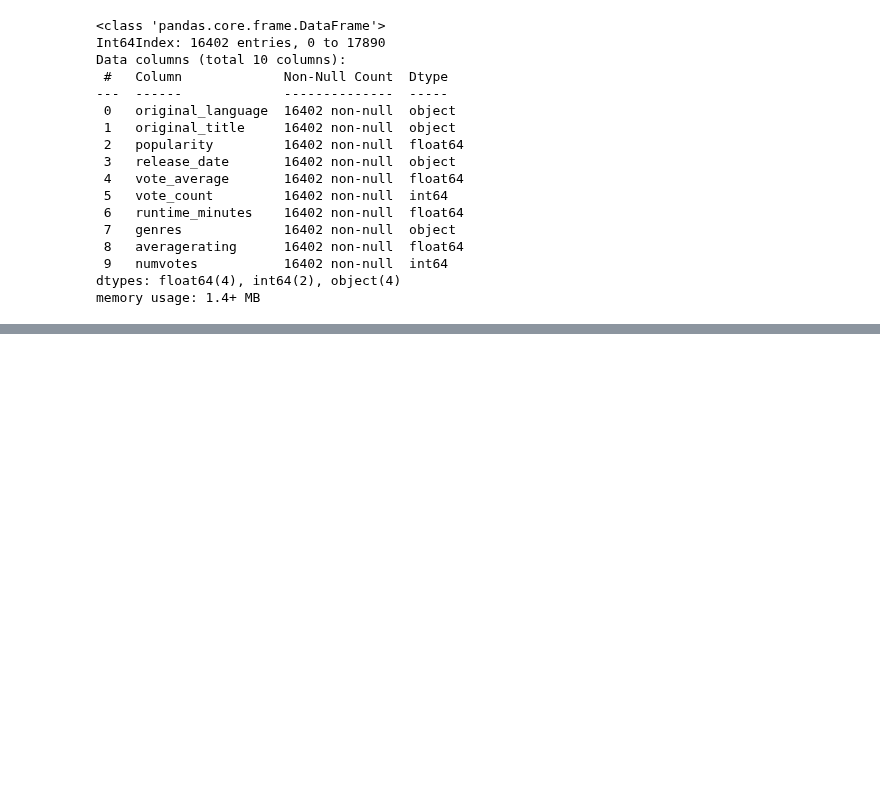
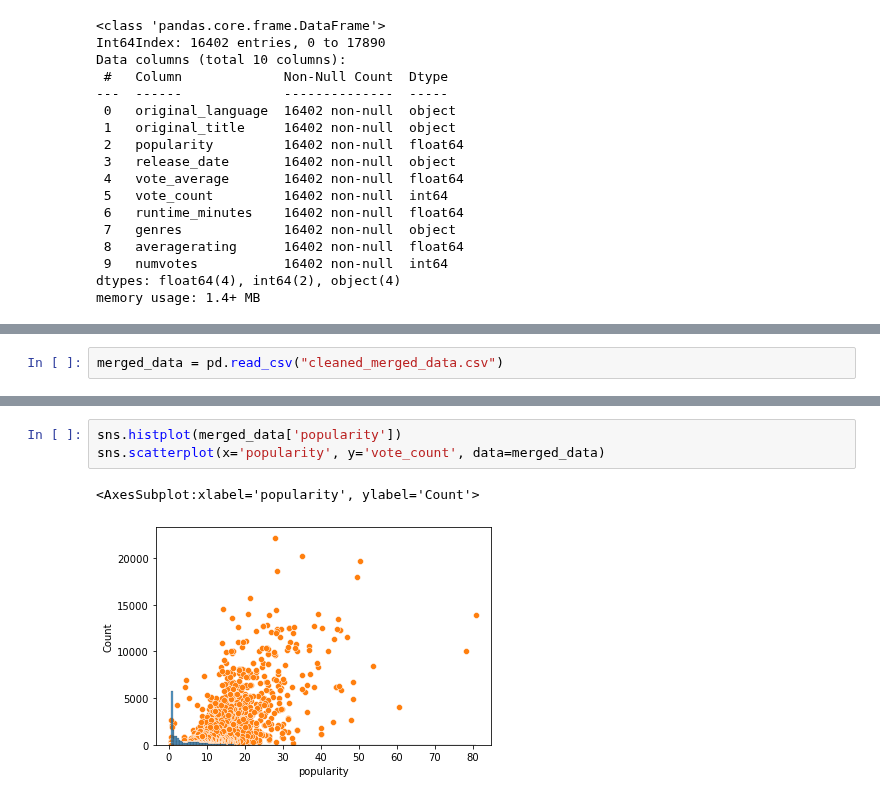
Before and after one commit to MuiruriVivian/PHASE-2-GROUP-7-PROJECT, a Jupyter notebook: Calvin.ipynb, the cells around one changed output, grey strips where cells are left out. Cells and saved outputs as stored; diff of their text form; blank space fills up the shorter version.

Commit message:
data analysis for objective 2

```diff
--- a/Calvin.ipynb
+++ b/Calvin.ipynb
@@ -369,0 +367,2 @@ merged_data.to_csv('cleaned_merged_data.csv', index=False)  # Saves without row
+# %%
+merged_data = pd.read_csv("cleaned_merged_data.csv")
@@ -369,0 +415,6 @@ merged_data.to_csv('cleaned_merged_data.csv', index=False)  # Saves without row
+# %%
+sns.histplot(merged_data['popularity'])
+sns.scatterplot(x='popularity', y='vote_count', data=merged_data)
+# %% [output]
+<AxesSubplot:xlabel='popularity', ylabel='Count'>
+[figure, added]
```
Also changed, not shown: parts of 24 cells of this notebook.
